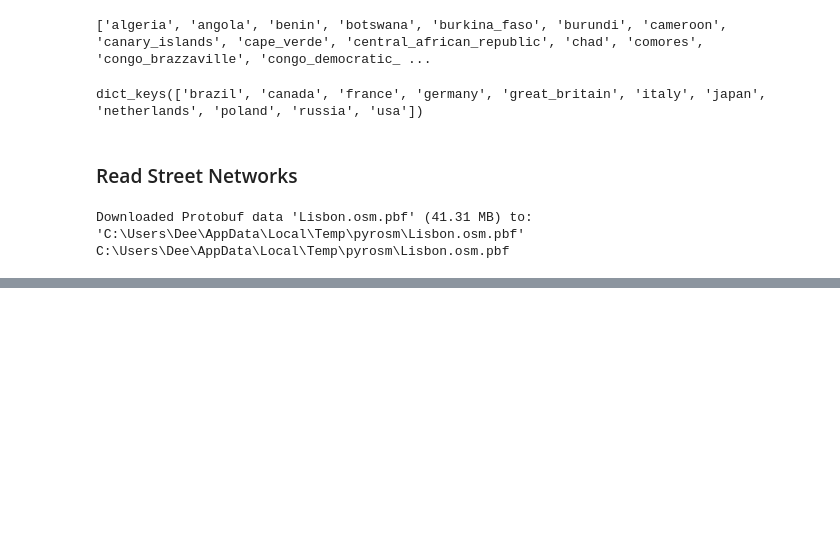
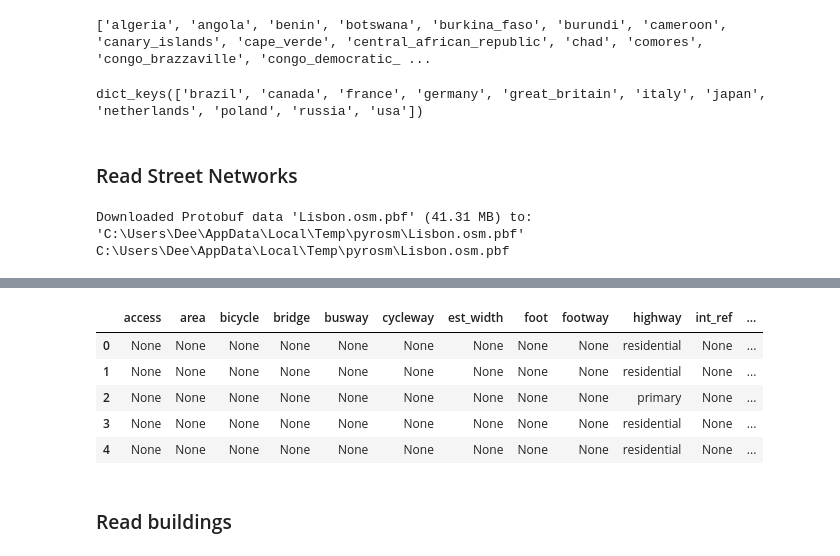
Before and after one commit to denironyx/geoapi, a Jupyter notebook: scripts/pyrosm.ipynb, the cells around one changed output, grey strips where cells are left out. Saved outputs shown, nothing was run; the diff lists cells and outputs as text; code cells hidden in the pictures; blank space fills up the shorter version.

Commit message:
building extract

```diff
--- a/scripts/pyrosm.ipynb
+++ b/scripts/pyrosm.ipynb
@@ -41,0 +47,11 @@ drive_net = osm.get_network(network_type='driving')
+# %%
+drive_net.head(5)
+# %% [output]
+|  | access | area | bicycle | bridge | busway | cycleway | est_width | foot | footway | highway | int_ref | ... |
+| 0 | None | None | None | None | None | None | None | None | None | residential | None | ... |
+| 1 | None | None | None | None | None | None | None | None | None | residential | None | ... |
+| 2 | None | None | None | None | None | None | None | None | None | primary | None | ... |
+| 3 | None | None | None | None | None | None | None | None | None | residential | None | ... |
+| 4 | None | None | None | None | None | None | None | None | None | residential | None | ... |
+# %% [markdown]
+### Read buildings
```
Also changed, not shown: parts of 4 cells of this notebook.
